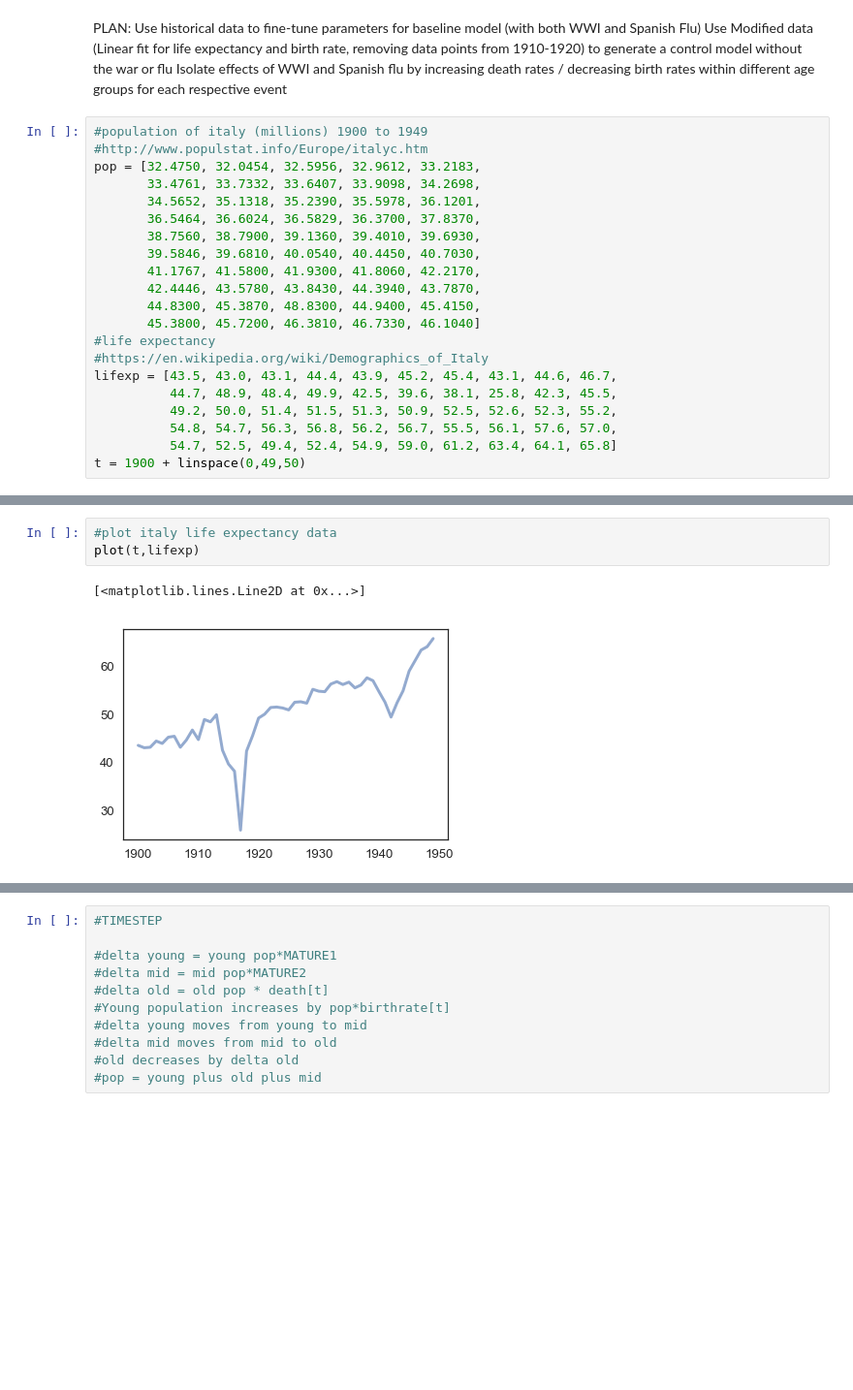
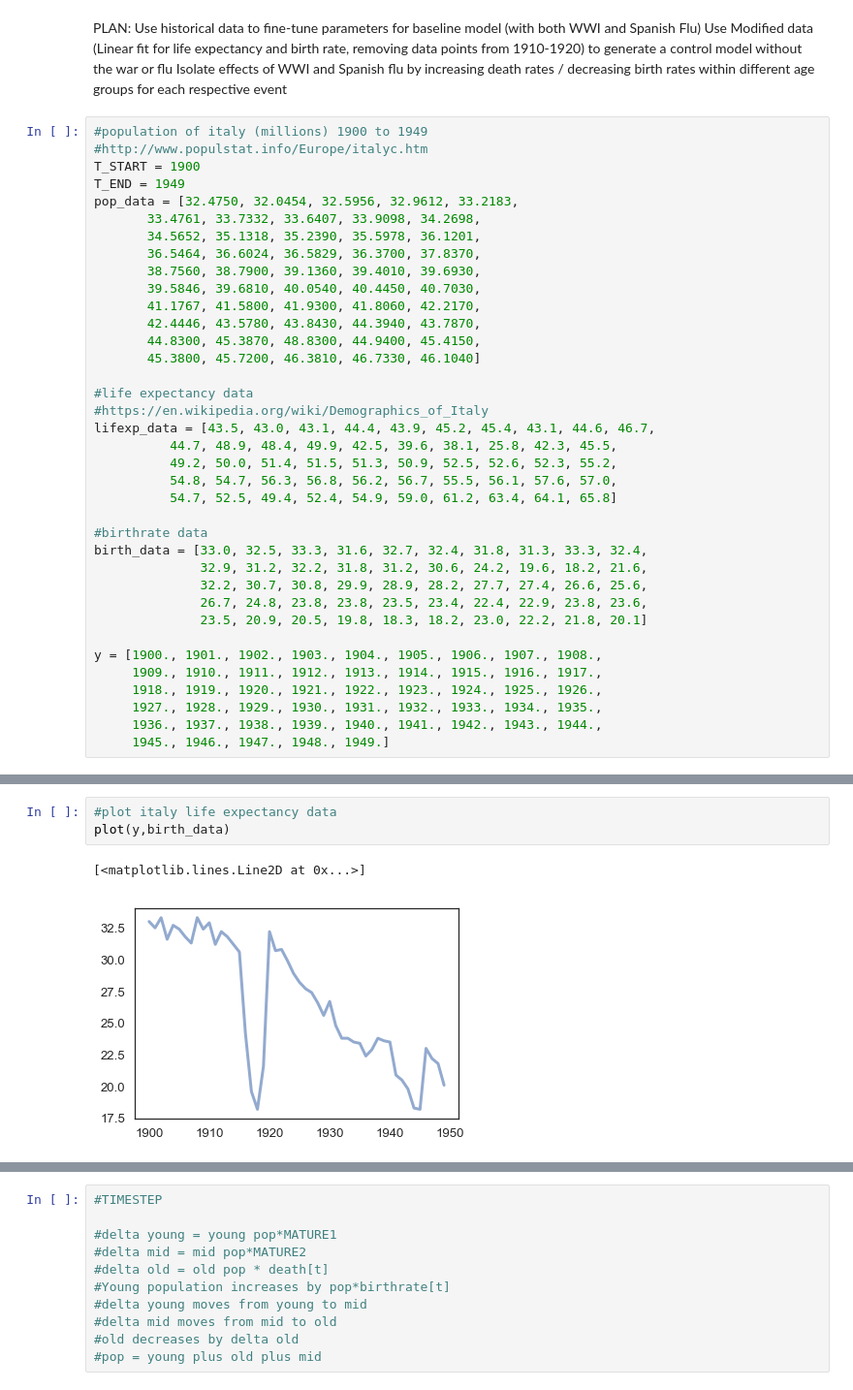
Before and after one commit to SkyeOzga/ModSimPy-Projects, a Jupyter notebook: Project 1 Ozga Rho.ipynb, the cells around one changed output, grey strips where cells are left out. Shown at 97% size. Cells and saved outputs as stored; diff of their text form; blank space fills up the shorter version.

Commit message:
added birthrate stuff

```diff
--- a/Project 1 Ozga Rho.ipynb
+++ b/Project 1 Ozga Rho.ipynb
@@ -17,7 +17,9 @@ Isolate effects of WWI and Spanish flu by increasing death rates / decreasing bi
 # %%
 #population of italy (millions) 1900 to 1949
 #http://www.populstat.info/Europe/italyc.htm
-pop = [32.4750, 32.0454, 32.5956, 32.9612, 33.2183,
+T_START = 1900
+T_END = 1949
+pop_data = [32.4750, 32.0454, 32.5956, 32.9612, 33.2183,
        33.4761, 33.7332, 33.6407, 33.9098, 34.2698,
        34.5652, 35.1318, 35.2390, 35.5978, 36.1201,
        36.5464, 36.6024, 36.5829, 36.3700, 37.8370,
@@ -27,12 +29,26 @@ pop = [32.4750, 32.0454, 32.5956, 32.9612, 33.2183,
        42.4446, 43.5780, 43.8430, 44.3940, 43.7870,
        44.8300, 45.3870, 48.8300, 44.9400, 45.4150,
        45.3800, 45.7200, 46.3810, 46.7330, 46.1040]
-#life expectancy
+
+#life expectancy data
 #https://en.wikipedia.org/wiki/Demographics_of_Italy
-lifexp = [43.5, 43.0, 43.1, 44.4, 43.9, 45.2, 45.4, 43.1, 44.6, 46.7,
+lifexp_data = [43.5, 43.0, 43.1, 44.4, 43.9, 45.2, 45.4, 43.1, 44.6, 46.7,
           44.7, 48.9, 48.4, 49.9, 42.5, 39.6, 38.1, 25.8, 42.3, 45.5,
           49.2, 50.0, 51.4, 51.5, 51.3, 50.9, 52.5, 52.6, 52.3, 55.2,
           54.8, 54.7, 56.3, 56.8, 56.2, 56.7, 55.5, 56.1, 57.6, 57.0,
           54.7, 52.5, 49.4, 52.4, 54.9, 59.0, 61.2, 63.4, 64.1, 65.8]
-t = 1900 + linspace(0,49,50)
+
+#birthrate data
+birth_data = [33.0, 32.5, 33.3, 31.6, 32.7, 32.4, 31.8, 31.3, 33.3, 32.4,
+              32.9, 31.2, 32.2, 31.8, 31.2, 30.6, 24.2, 19.6, 18.2, 21.6,
+              32.2, 30.7, 30.8, 29.9, 28.9, 28.2, 27.7, 27.4, 26.6, 25.6,
+              26.7, 24.8, 23.8, 23.8, 23.5, 23.4, 22.4, 22.9, 23.8, 23.6,
+              23.5, 20.9, 20.5, 19.8, 18.3, 18.2, 23.0, 22.2, 21.8, 20.1]
+
+y = [1900., 1901., 1902., 1903., 1904., 1905., 1906., 1907., 1908.,
+     1909., 1910., 1911., 1912., 1913., 1914., 1915., 1916., 1917.,
+     1918., 1919., 1920., 1921., 1922., 1923., 1924., 1925., 1926.,
+     1927., 1928., 1929., 1930., 1931., 1932., 1933., 1934., 1935.,
+     1936., 1937., 1938., 1939., 1940., 1941., 1942., 1943., 1944.,
+     1945., 1946., 1947., 1948., 1949.]
 # %% [output]
@@ -50,7 +77,7 @@ plot(t,pop)
 [figure]
 # %%
 #plot italy life expectancy data
-plot(t,lifexp)
+plot(y,birth_data)
 # %% [output]
 [<matplotlib.lines.Line2D at 0x...>]
-[figure, old version]
+[figure, new version]
```
Also changed, not shown: parts of 8 cells of this notebook.
